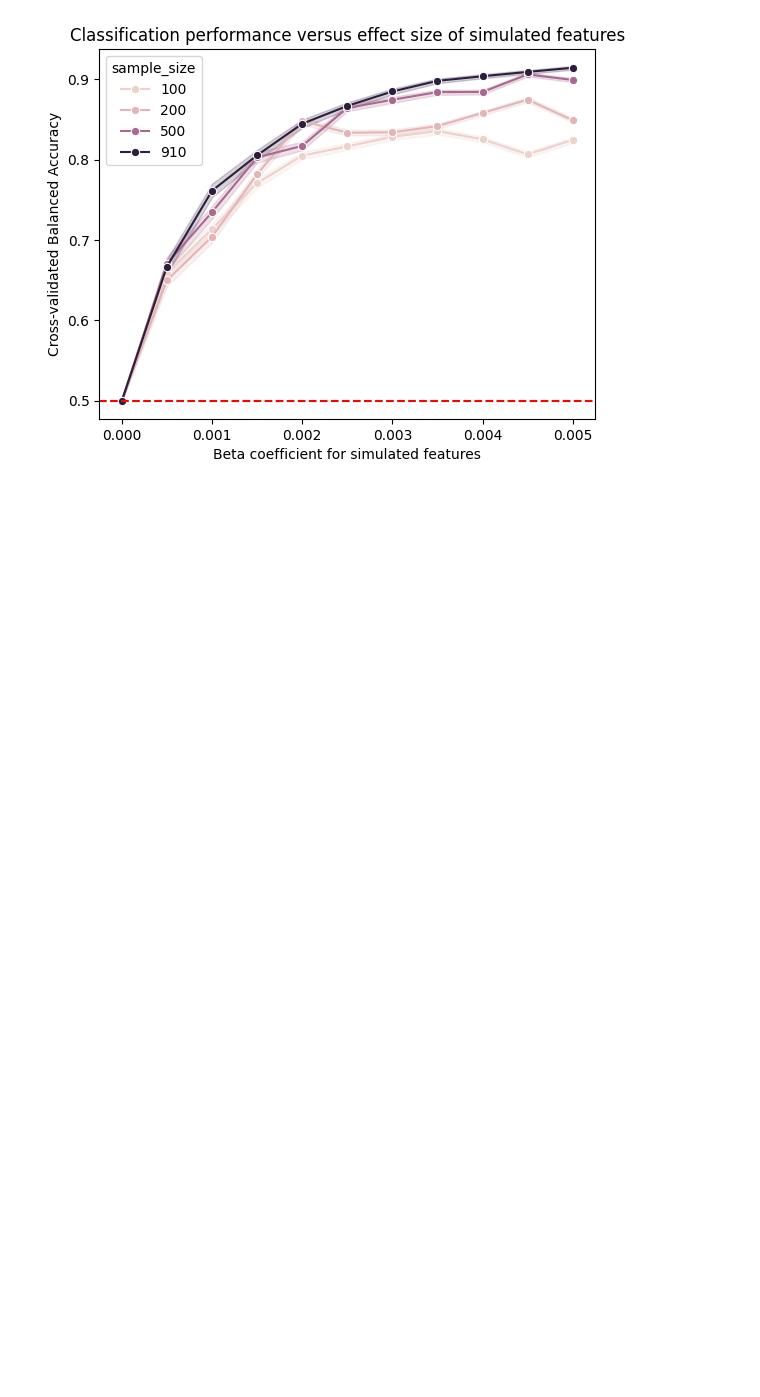
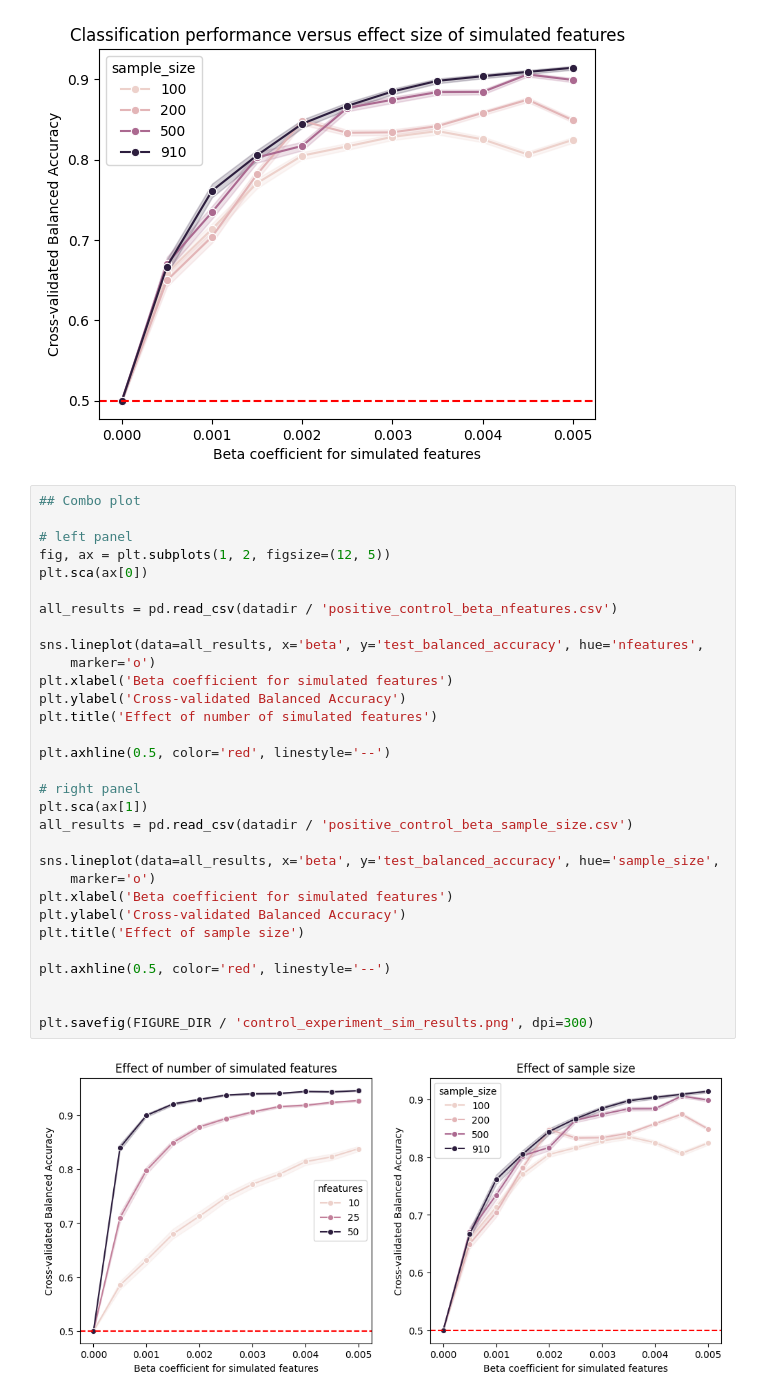
Before and after one commit to BetterCodeBetterScience/bettercode, a Jupyter notebook: notebooks/control_experiment_examples.ipynb, the cells around one changed output. Saved outputs shown, nothing was run; the diff lists cells and outputs as text; blank space fills up the shorter version.

```diff
--- a/notebooks/control_experiment_examples.ipynb
+++ b/notebooks/control_experiment_examples.ipynb
@@ -481,3 +631,36 @@ plt.axhline(0.5, color='red', linestyle='--')
 plt.savefig(FIGURE_DIR / 'control_experiment_classification_sample_size.png', dpi=300)
 # %% [output]
 [figure]
+# %%
+## Combo plot
+
+# left panel
+fig, ax = plt.subplots(1, 2, figsize=(12, 5))
+plt.sca(ax[0])
+
+all_results = pd.read_csv(datadir / 'positive_control_beta_nfeatures.csv')
+
+sns.lineplot(data=all_results, x='beta', y='test_balanced_accuracy', hue='nfeatures',
+    marker='o')
+plt.xlabel('Beta coefficient for simulated features')
+plt.ylabel('Cross-validated Balanced Accuracy')
+plt.title('Effect of number of simulated features')
+
+plt.axhline(0.5, color='red', linestyle='--')
+
+# right panel
+plt.sca(ax[1])
+all_results = pd.read_csv(datadir / 'positive_control_beta_sample_size.csv')
+
+sns.lineplot(data=all_results, x='beta', y='test_balanced_accuracy', hue='sample_size',
+    marker='o')
+plt.xlabel('Beta coefficient for simulated features')
+plt.ylabel('Cross-validated Balanced Accuracy')
+plt.title('Effect of sample size')
+
+plt.axhline(0.5, color='red', linestyle='--')
+
+
+plt.savefig(FIGURE_DIR / 'control_experiment_sim_results.png', dpi=300)
+# %% [output]
+[figure, added]
```
Also changed, not shown: parts of 6 cells of this notebook.
